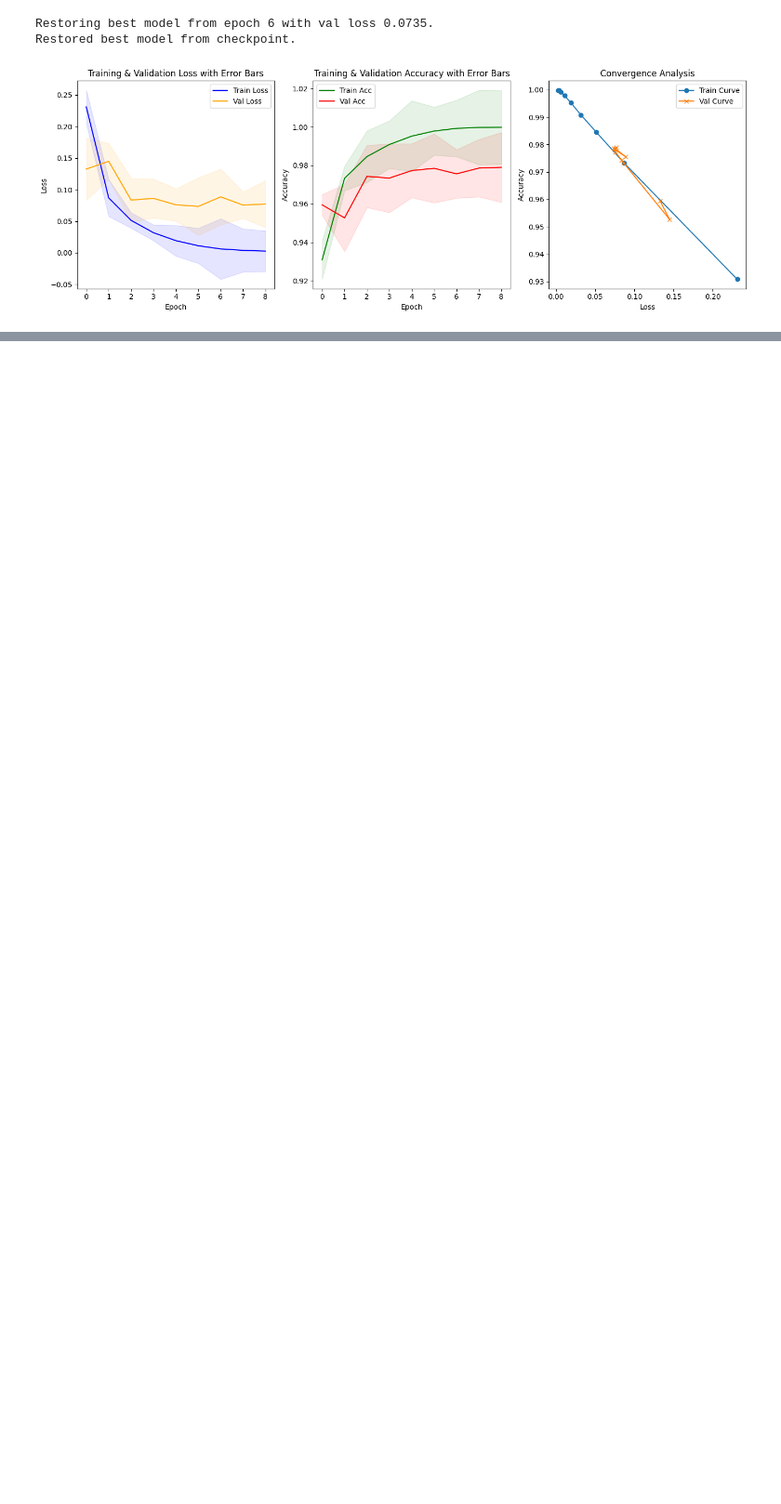
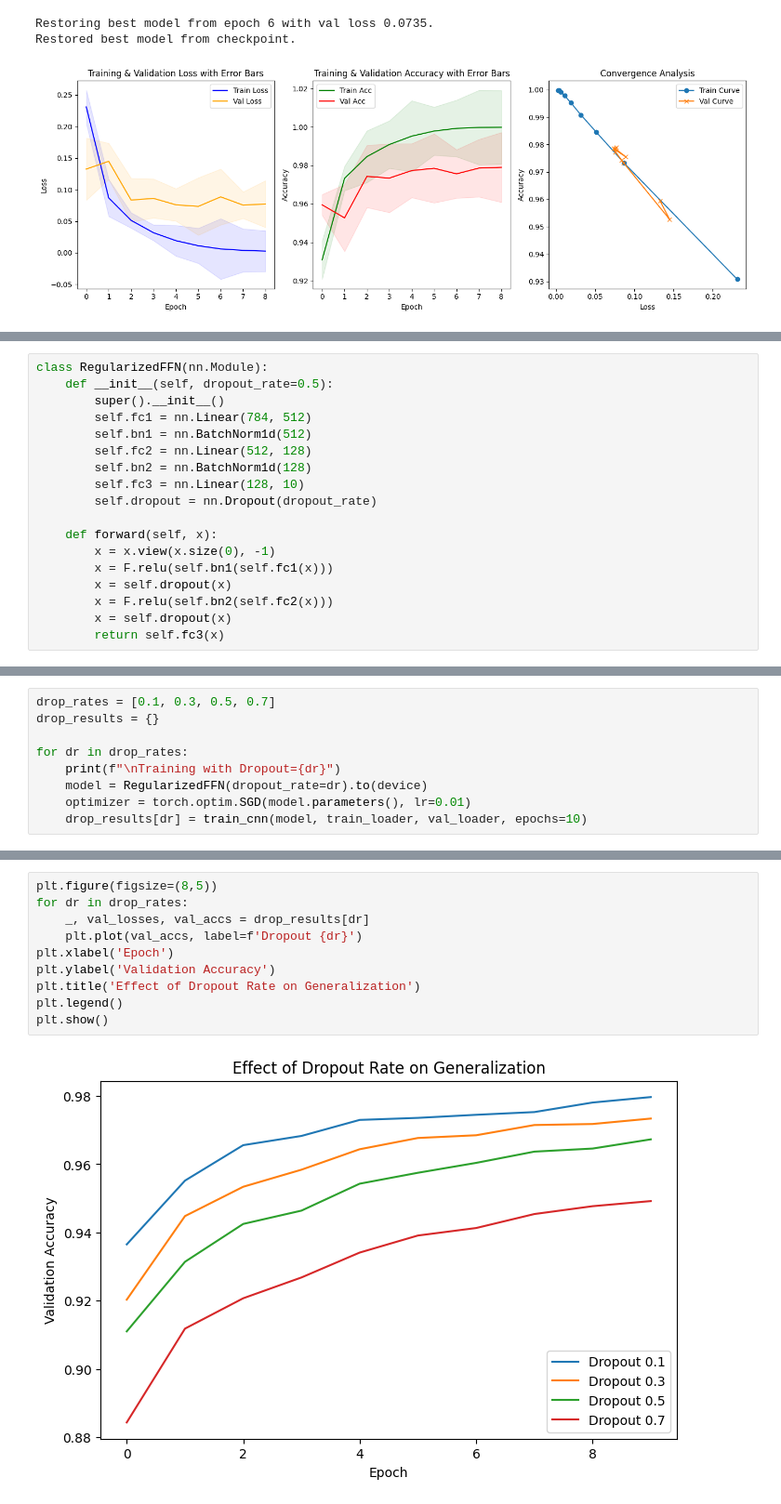
Before and after one commit to John-Nakhla/Logistic_regression_and_neural_networks_project, a Jupyter notebook: neural_network.ipynb, the cells around one changed output, grey strips where cells are left out. Shown: that part at 93% size. Cells and saved outputs as stored; diff of their text form; blank space fills up the shorter version.

```diff
--- a/neural_network.ipynb
+++ b/neural_network.ipynb
@@ -370,0 +452,18 @@ Restored best model from checkpoint.
+# %%
+class RegularizedFFN(nn.Module):
+    def __init__(self, dropout_rate=0.5):
+        super().__init__()
+        self.fc1 = nn.Linear(784, 512)
+        self.bn1 = nn.BatchNorm1d(512)
+        self.fc2 = nn.Linear(512, 128)
+        self.bn2 = nn.BatchNorm1d(128)
+        self.fc3 = nn.Linear(128, 10)
+        self.dropout = nn.Dropout(dropout_rate)
+
+    def forward(self, x):
+        x = x.view(x.size(0), -1)
+        x = F.relu(self.bn1(self.fc1(x)))
+        x = self.dropout(x)
+        x = F.relu(self.bn2(self.fc2(x)))
+        x = self.dropout(x)
+        return self.fc3(x)
@@ -370,0 +472,9 @@ Restored best model from checkpoint.
+# %%
+drop_rates = [0.1, 0.3, 0.5, 0.7]
+drop_results = {}
+
+for dr in drop_rates:
+    print(f"\nTraining with Dropout={dr}")
+    model = RegularizedFFN(dropout_rate=dr).to(device)
+    optimizer = torch.optim.SGD(model.parameters(), lr=0.01)
+    drop_results[dr] = train_cnn(model, train_loader, val_loader, epochs=10)
@@ -370,0 +499,12 @@ Restored best model from checkpoint.
+# %%
+plt.figure(figsize=(8,5))
+for dr in drop_rates:
+    _, val_losses, val_accs = drop_results[dr]
+    plt.plot(val_accs, label=f'Dropout {dr}')
+plt.xlabel('Epoch')
+plt.ylabel('Validation Accuracy')
+plt.title('Effect of Dropout Rate on Generalization')
+plt.legend()
+plt.show()
+# %% [output]
+[figure, added]
```
Also changed, not shown: parts of 15 cells of this notebook, 6 other files.
